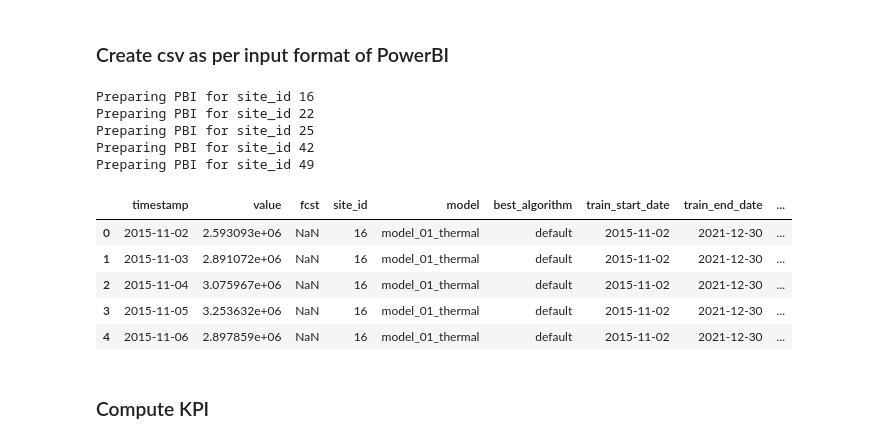
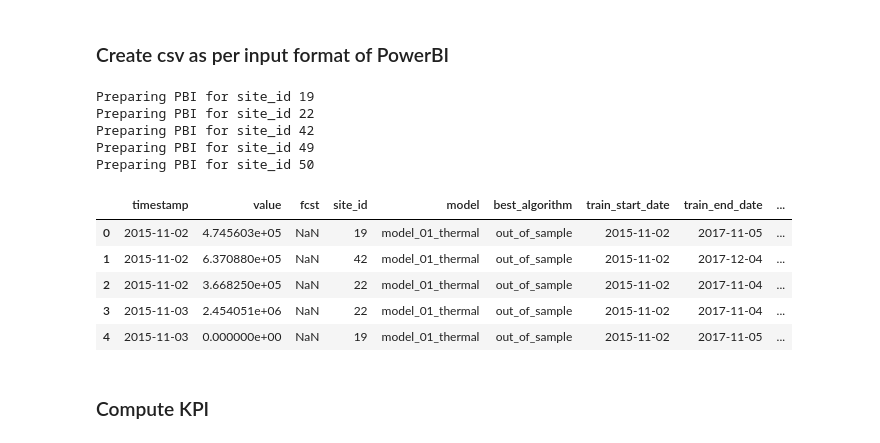
Before and after one commit to microsoft/dstoolkit-forecasting, a Jupyter notebook: Notebooks/EnergyPredictionScoring.ipynb, the cells around one changed output. Saved outputs shown, nothing was run; the diff lists cells and outputs as text; code cells hidden in the pictures.

Commit message:
forecast in the future

```diff
--- a/Notebooks/EnergyPredictionScoring.ipynb
+++ b/Notebooks/EnergyPredictionScoring.ipynb
@@ -101,11 +130,11 @@ Index(['site_id', 'timestamp', 'obs_id', 'forecast_id', 'value', 'holidays',
 # %%
 # Compile dictionary of regressors
 dict_regressors = {
-    'list_temp': ['temperature'],
+    'list_temp': ['temperature_asis'],
     'holidays': ['holidays'],
     'wd': ['wd_fri', 'wd_mon', 'wd_tue', 'wd_sat', 'wd_sun', 'wd_thu'],
     'month': ['month_01', 'month_02', 'month_03', 'month_04', 'month_05', 'month_07', 'month_08', 'month_09', 'month_10', 'month_11', 'month_12'],
-    'additional_regressors': ['distance']}
+    'additional_regressors': []}
 # %% [markdown]
 #### Interaction terms
 # %%
@@ -129,7 +158,7 @@ for e in list_interactions:
 #### Non linear terms
 # %%
 # Add optional non linear terms
-dict_non_linear_terms = {'set_01':{'temperature': 2}}
+dict_non_linear_terms = {'set_01':{'temperature_asis': 2}}
 for r in list(dict_non_linear_terms.keys()):
     list_element = list(dict_non_linear_terms[r].keys())
     for e in list_element:
@@ -146,7 +175,7 @@ for e in list_non_linear_terms:
 # %% [markdown]
 ## Algorithms dictionary
 # %%
-# Define algorithms to test
+# Define algorithms to test, these algorithms will be used in backtesting
 n_jobs = -1
 dict_algorithms = {}
 dict_algorithms['RF_Regressor'] = RandomForestRegressor(n_estimators=200, max_depth = 10, random_state =0, n_jobs=n_jobs)
@@ -154,8 +183,8 @@ dict_algorithms['LR_Regressor'] = LinearRegression(n_jobs=n_jobs)
 dict_algorithms['XGB_Regressor'] = xgb.XGBRegressor(objective ='reg:squarederror', colsample_bytree = 0.3, learning_rate = 0.5,
                                 max_depth = 5, alpha = 10, n_estimators = 50)
 
-# Always add a default algorithm as baseline
-dict_algorithms['default'] = dict_algorithms['XGB_Regressor']
+# Always add a forecasting algorithm used to produce forecasts out of sample
+dict_algorithms['out_of_sample'] = dict_algorithms['LR_Regressor']
 # %% [markdown]
 ## Addind regressors and algorithms to model dictionary
 # %%
@@ -233,35 +260,22 @@ for m in list(dict_models.keys()):
     id = dict_models[m]['id']
     cols_to_keep = dict_models[m]['list_unique_id'] + [y] + list_regressors
 
-    # Define train and test set
-    train_start_date = dict_models[m]['train_start_date']
-    train_end_date = dict_models[m]['train_end_date']
-    test_start_date = dict_models[m]['test_start_date']
-    test_end_date = dict_models[m]['test_end_date']
-    forecast_scope = dict_models[m]['forecast_scope']
-
     for s in list(df[id].unique()):
         print('Forecasting', id, s)
         dict_results[m][s] = {}
         df_sliced = df.loc[df[id]==s, cols_to_keep].copy()
 
         # Adding train and test set dates
-        dict_train_test_set = TrainTest.define_train_test_set_dates(df_sliced, train_start_date, train_end_date, test_start_date, test_end_date)
-
-        test_end_date = dict_train_test_set['test_end_date']
-        test_start_date = dict_train_test_set['test_start_date']
-
-        train_start_date = dict_train_test_set['train_start_date']
-        train_end_date = dict_train_test_set['train_end_date']
+        dict_train_test_set = TrainTest.define_train_test_set_dates(df_sliced, y, dict_models[m]['train_start_date'], dict_models[m]['train_end_date'], dict_models[m]['test_start_date'], dict_models[m]['test_end_date'], dict_models[m]['test_size'])
 
         # Scoring
         try:
-            dict_train = TrainTest.def_train(df_sliced, y, list_unique_id, train_start_date, train_end_date)
-            dict_test = TrainTest.def_test(df_sliced, y, list_unique_id, test_start_date, test_end_date, forecast_scope)
-            best_algorithm = Scoring.find_best_algorithm(y, dict_train, dict_test, dict_algorithms)
+            dict_train = TrainTest.def_train(df_sliced, y, list_unique_id, dict_train_test_set['train_start_date'], dict_train_test_set['train_end_date'])
+            dict_test = TrainTest.def_test(df_sliced, y, list_unique_id, dict_train_test_set['test_start_date'], dict_train_test_set['test_end_date'])
+            best_algorithm = Scoring.find_best_algorithm(y, dict_train, dict_test, dict_algorithms, out_of_sample='out_of_sample')
             trained_model = Training.train(dict_train, dict_algorithms[best_algorithm])
             forecasted_model = Forecasting.forecast(dict_test, trained_model)
-            dict_results[m][s] = {'best_algorithm': best_algorithm, 'historical_data': dict_train['historical_data'], 'forecast': forecasted_model['df_fcst'], 'train_start_date': dict_train['train_start_date'], 'train_end_date': dict_train['train_end_date'], 'test_start_date': dict_test['test_start_date'], 'test_end_date': dict_test['test_end_date']}
+            dict_results[m][s] = {'best_algorithm': best_algorithm, 'historical_data': dict_train['historical_data'], 'forecast': forecasted_model['df_fcst'], 'train_start_date': dict_train_test_set['train_start_date'], 'train_end_date': dict_train_test_set['train_end_date'], 'test_start_date': dict_train_test_set['test_start_date'], 'test_end_date': dict_train_test_set['test_end_date']}
             print(id, s, 'forecasting completed with model', m)
         except ValueError as e:
             raise Exception(id, s, 'could not be forecasted', e)
@@ -290,33 +304,34 @@ site_id 49 forecasting completed with model model_01_thermal
 # %%
 df_pbi = pd.DataFrame({})
 for m in list(dict_results.keys()):
     for s in list(dict_results[m].keys()):
         print('Preparing PBI for', id, s)
-        df_historical_data = dict_results[m][s]['historical_data']
-        df_forecast = dict_results[m][s]['forecast']
+        df_historical_data = dict_results[m][s]['historical_data'].reset_index(drop=True)
+        df_forecast = dict_results[m][s]['forecast'].reset_index(drop=True)
         df_merged = pd.merge(df_historical_data, df_forecast, on = date_var, how='outer', validate='1:1')
         df_merged.loc[:, id] = s
         df_merged.loc[:, 'model'] = m
         df_merged.loc[:, 'best_algorithm'] = dict_results[m][s]['best_algorithm']
         df_merged.loc[:, 'train_start_date'] = dict_results[m][s]['train_start_date']
         df_merged.loc[:, 'train_end_date'] = dict_results[m][s]['train_end_date']
         df_merged.loc[:, 'test_start_date'] = dict_results[m][s]['test_start_date']
         df_merged.loc[:, 'test_end_date'] = dict_results[m][s]['test_end_date']
-        df_pbi = pd.concat([df_pbi, df_merged], axis=0)
+        df_pbi = pd.concat([df_pbi, df_merged], axis=0, ignore_index=True)
         df_pbi.loc[:, 'energy_diff'] = df_pbi['fcst'] - df_pbi[y]
+        df_pbi.sort_values(by= date_var, inplace=True)
 
 df_pbi.head()
 # %% [output]
-Preparing PBI for site_id 16
+Preparing PBI for site_id 19
 Preparing PBI for site_id 22
-Preparing PBI for site_id 25
 Preparing PBI for site_id 42
 Preparing PBI for site_id 49
+Preparing PBI for site_id 50
 |  | timestamp | value | fcst | site_id | model | best_algorithm | train_start_date | train_end_date | ... |
-| 0 | 2015-11-02 | 2.593093e+06 | NaN | 16 | model_01_thermal | default | 2015-11-02 | 2021-12-30 | ... |
-| 1 | 2015-11-03 | 2.891072e+06 | NaN | 16 | model_01_thermal | default | 2015-11-02 | 2021-12-30 | ... |
-| 2 | 2015-11-04 | 3.075967e+06 | NaN | 16 | model_01_thermal | default | 2015-11-02 | 2021-12-30 | ... |
-| 3 | 2015-11-05 | 3.253632e+06 | NaN | 16 | model_01_thermal | default | 2015-11-02 | 2021-12-30 | ... |
-| 4 | 2015-11-06 | 2.897859e+06 | NaN | 16 | model_01_thermal | default | 2015-11-02 | 2021-12-30 | ... |
+| 0 | 2015-11-02 | 4.745603e+05 | NaN | 19 | model_01_thermal | out_of_sample | 2015-11-02 | 2017-11-05 | ... |
+| 1 | 2015-11-02 | 6.370880e+05 | NaN | 42 | model_01_thermal | out_of_sample | 2015-11-02 | 2017-12-04 | ... |
+| 2 | 2015-11-02 | 3.668250e+05 | NaN | 22 | model_01_thermal | out_of_sample | 2015-11-02 | 2017-11-04 | ... |
+| 3 | 2015-11-03 | 2.454051e+06 | NaN | 22 | model_01_thermal | out_of_sample | 2015-11-02 | 2017-11-04 | ... |
+| 4 | 2015-11-03 | 0.000000e+00 | NaN | 19 | model_01_thermal | out_of_sample | 2015-11-02 | 2017-11-05 | ... |
 # %% [markdown]
 ### Compute KPI
```
Also changed, not shown: parts of 12 cells of this notebook, 12 other files.
